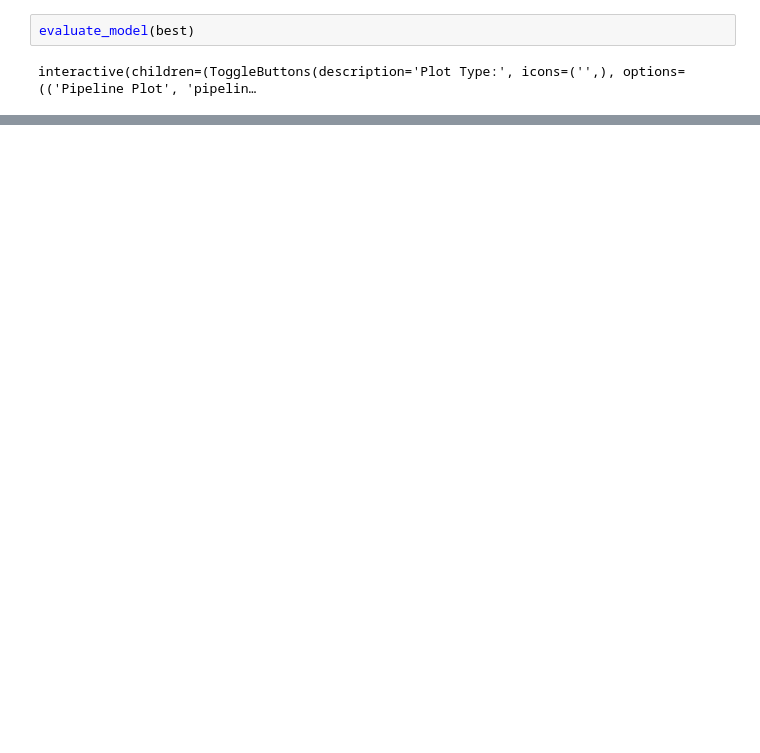
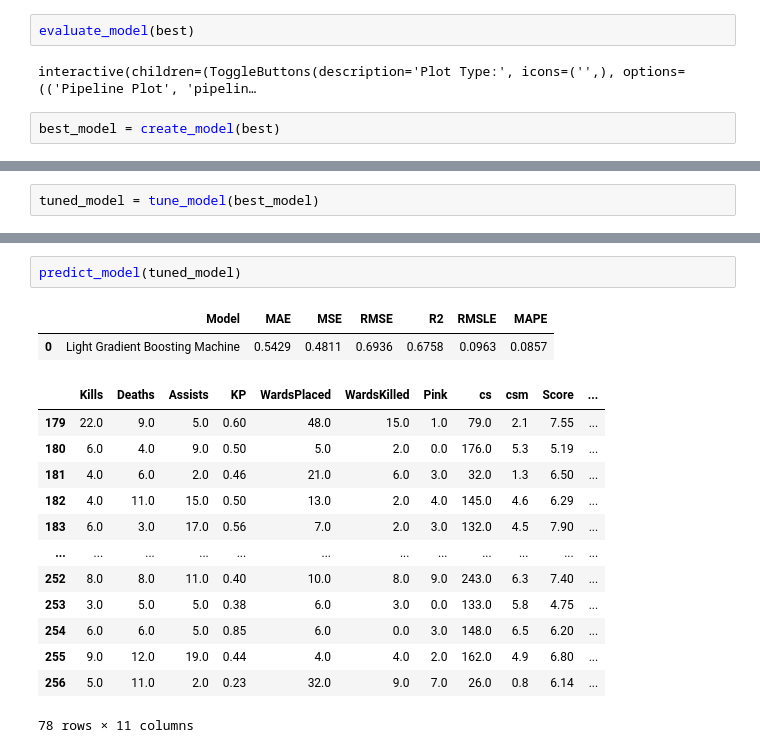
Before and after one commit to Tomlora/league, a Jupyter notebook: opgg_test_pycaret.ipynb, the cells around one changed output, grey strips where cells are left out. Saved outputs shown, nothing was run; the diff lists cells and outputs as text; blank space fills up the shorter version.

```diff
--- a/opgg_test_pycaret.ipynb
+++ b/opgg_test_pycaret.ipynb
@@ -613,3 +615,5 @@ LGBMRegressor(random_state=625)
 evaluate_model(best)
 # %% [output]
 interactive(children=(ToggleButtons(description='Plot Type:', icons=('',), options=(('Pipeline Plot', 'pipelin…
+# %%
+best_model = create_model(best)
@@ -615,0 +636,2 @@ interactive(children=(ToggleButtons(description='Plot Type:', icons=('',), optio
+# %%
+tuned_model = tune_model(best_model)
@@ -615,0 +656,18 @@ interactive(children=(ToggleButtons(description='Plot Type:', icons=('',), optio
+# %%
+predict_model(tuned_model)
+# %% [output]
+|  | Model | MAE | MSE | RMSE | R2 | RMSLE | MAPE |
+| 0 | Light Gradient Boosting Machine | 0.5429 | 0.4811 | 0.6936 | 0.6758 | 0.0963 | 0.0857 |
+|  | Kills | Deaths | Assists | KP | WardsPlaced | WardsKilled | Pink | cs | csm | Score | ... |
+| 179 | 22.0 | 9.0 | 5.0 | 0.60 | 48.0 | 15.0 | 1.0 | 79.0 | 2.1 | 7.55 | ... |
+| 180 | 6.0 | 4.0 | 9.0 | 0.50 | 5.0 | 2.0 | 0.0 | 176.0 | 5.3 | 5.19 | ... |
+| 181 | 4.0 | 6.0 | 2.0 | 0.46 | 21.0 | 6.0 | 3.0 | 32.0 | 1.3 | 6.50 | ... |
+| 182 | 4.0 | 11.0 | 15.0 | 0.50 | 13.0 | 2.0 | 4.0 | 145.0 | 4.6 | 6.29 | ... |
+| 183 | 6.0 | 3.0 | 17.0 | 0.56 | 7.0 | 2.0 | 3.0 | 132.0 | 4.5 | 7.90 | ... |
+| ... | ... | ... | ... | ... | ... | ... | ... | ... | ... | ... | ... |
+| 252 | 8.0 | 8.0 | 11.0 | 0.40 | 10.0 | 8.0 | 9.0 | 243.0 | 6.3 | 7.40 | ... |
+| 253 | 3.0 | 5.0 | 5.0 | 0.38 | 6.0 | 3.0 | 0.0 | 133.0 | 5.8 | 4.75 | ... |
+| 254 | 6.0 | 6.0 | 5.0 | 0.85 | 6.0 | 0.0 | 3.0 | 148.0 | 6.5 | 6.20 | ... |
+| 255 | 9.0 | 12.0 | 19.0 | 0.44 | 4.0 | 4.0 | 2.0 | 162.0 | 4.9 | 6.80 | ... |
+| 256 | 5.0 | 11.0 | 2.0 | 0.23 | 32.0 | 9.0 | 7.0 | 26.0 | 0.8 | 6.14 | ... |
+78 rows × 11 columns
```
Also changed, not shown: parts of 11 cells of this notebook.
